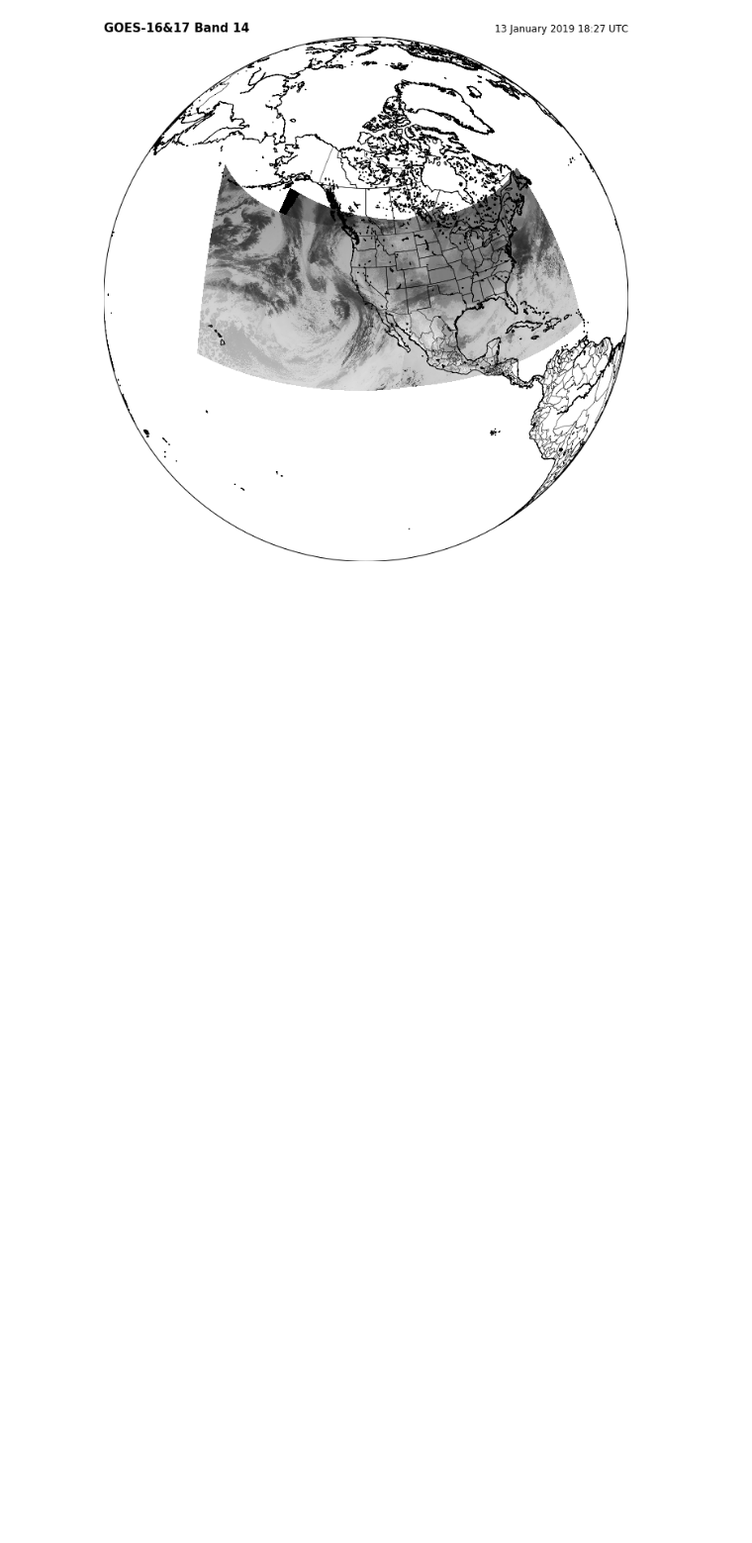
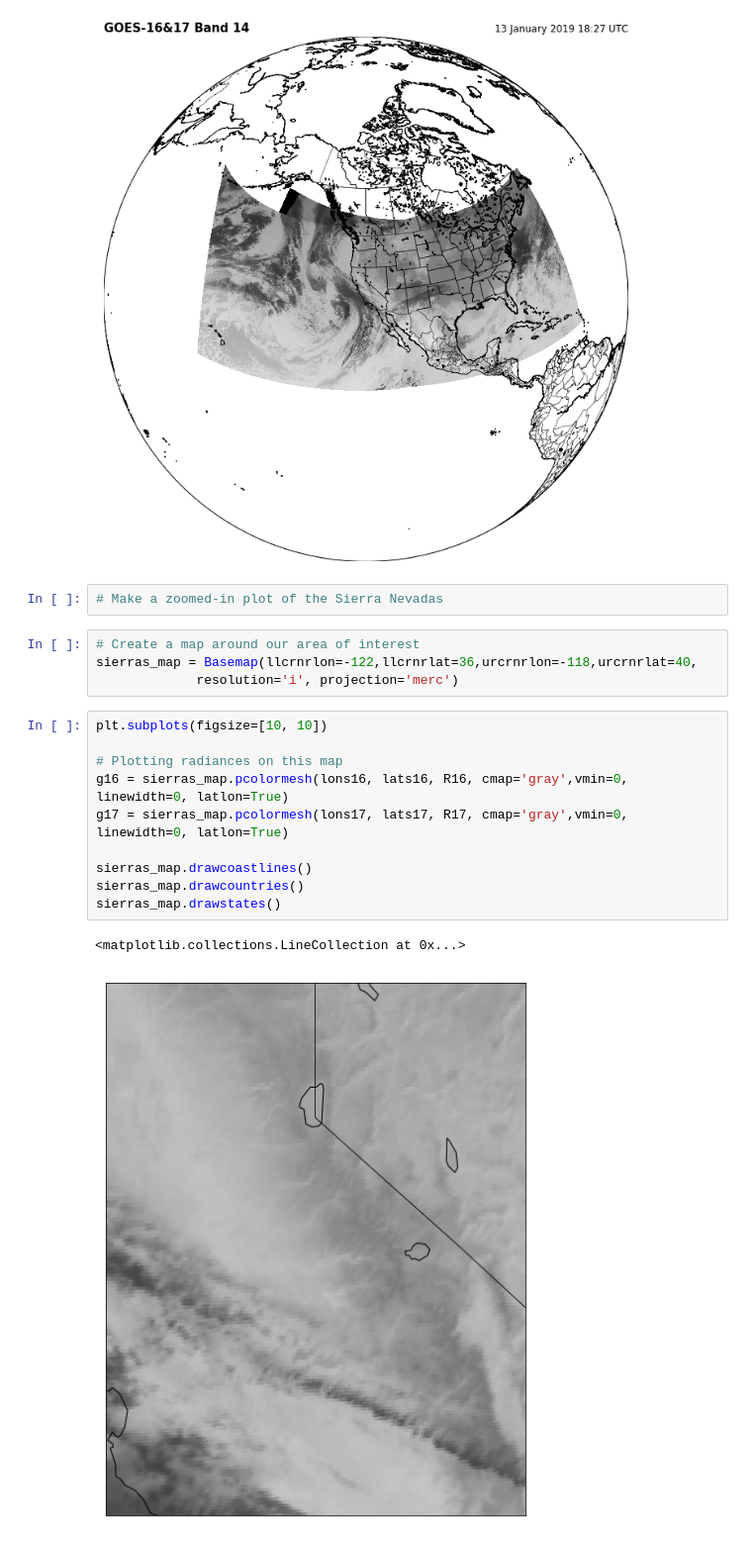
Before and after one commit to spestana/goes-ortho, a Jupyter notebook: goes-view.ipynb, the cells around one changed output. Shown at 99% size. Cells and saved outputs as stored; diff of their text form; blank space fills up the shorter version.

Commit message:
Add sierra nevada plot

```diff
--- a/goes-view.ipynb
+++ b/goes-view.ipynb
@@ -210,3 +204,22 @@ plt.title('%s' % scan_start.strftime('%d %B %Y %H:%M UTC'), loc='right');
 plt.savefig('GOES-16-17_b14.png')
 # %% [output]
 [figure]
+# %%
+# Make a zoomed-in plot of the Sierra Nevadas
+# %%
+# Create a map around our area of interest
+sierras_map = Basemap(llcrnrlon=-122,llcrnrlat=36,urcrnrlon=-118,urcrnrlat=40,
+             resolution='i', projection='merc')
+# %%
+plt.subplots(figsize=[10, 10])
+
+# Plotting radiances on this map
+g16 = sierras_map.pcolormesh(lons16, lats16, R16, cmap='gray',vmin=0, linewidth=0, latlon=True)
+g17 = sierras_map.pcolormesh(lons17, lats17, R17, cmap='gray',vmin=0, linewidth=0, latlon=True)
+
+sierras_map.drawcoastlines()
+sierras_map.drawcountries()
+sierras_map.drawstates()
+# %% [output]
+<matplotlib.collections.LineCollection at 0x...>
+[figure, added]
```
Also changed, not shown: parts of 1 cell of this notebook.
